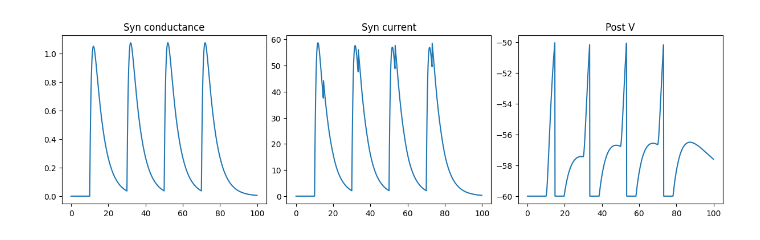
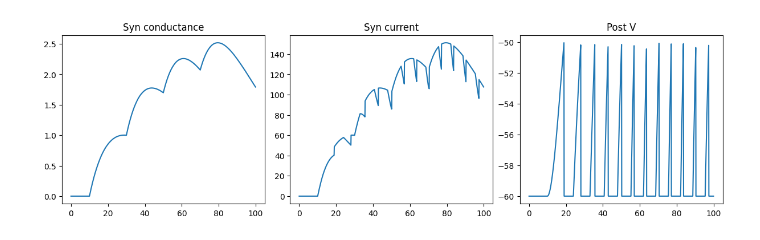
Before and after one commit to logic-uni/ET_data_analysis, a Jupyter notebook: Modeling/Dual_Exp.ipynb, the cells around one changed output. Drawn from its saved outputs; the diff is of its cells as text; code cells hidden in the pictures.

```diff
--- a/Modeling/Dual_Exp.ipynb
+++ b/Modeling/Dual_Exp.ipynb
@@ -23,8 +23,10 @@ class SimpleNet(bp.DynSysGroup):
         self.pre = bp.dyn.SpikeTimeGroup(1, indices=(0, 0, 0, 0), times=(10., 30., 50., 70.))
         self.post = bp.dyn.LifRef(1, V_rest=-60., V_th=-50., V_reset=-60., tau=20., tau_ref=5.,
                                   V_initializer=bp.init.Constant(-60.))
+        #self.syn = syn_cls(self.pre, self.post, delay=None, prob=1., g_max=1.,
+                           #tau_decay=5., tau_rise=1., E=E)
         self.syn = syn_cls(self.pre, self.post, delay=None, prob=1., g_max=1.,
-                           tau_decay=5., tau_rise=1., E=E)
+                           tau_decay=15., tau_rise=24., E=E)
 
     def update(self):
         self.pre()
@@ -56 +57 @@ WARNING:2025-05-09 20:00:09,508:jax._src.xla_bridge:967: An NVIDIA GPU may be pr
-[figure, old version]
+[figure, new version]
```
Also changed, not shown: parts of 1 cell of this notebook, 2 other files.
